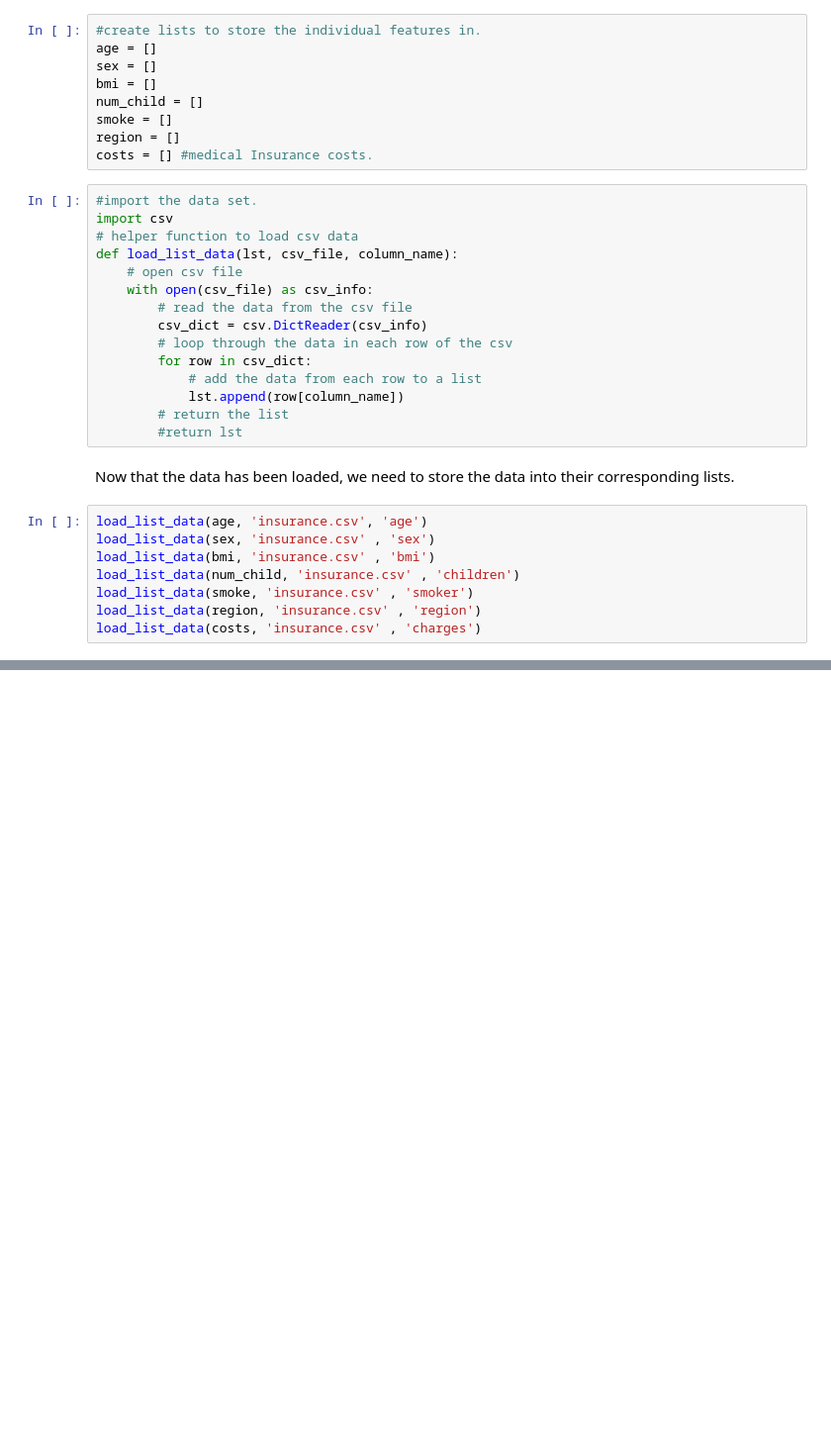
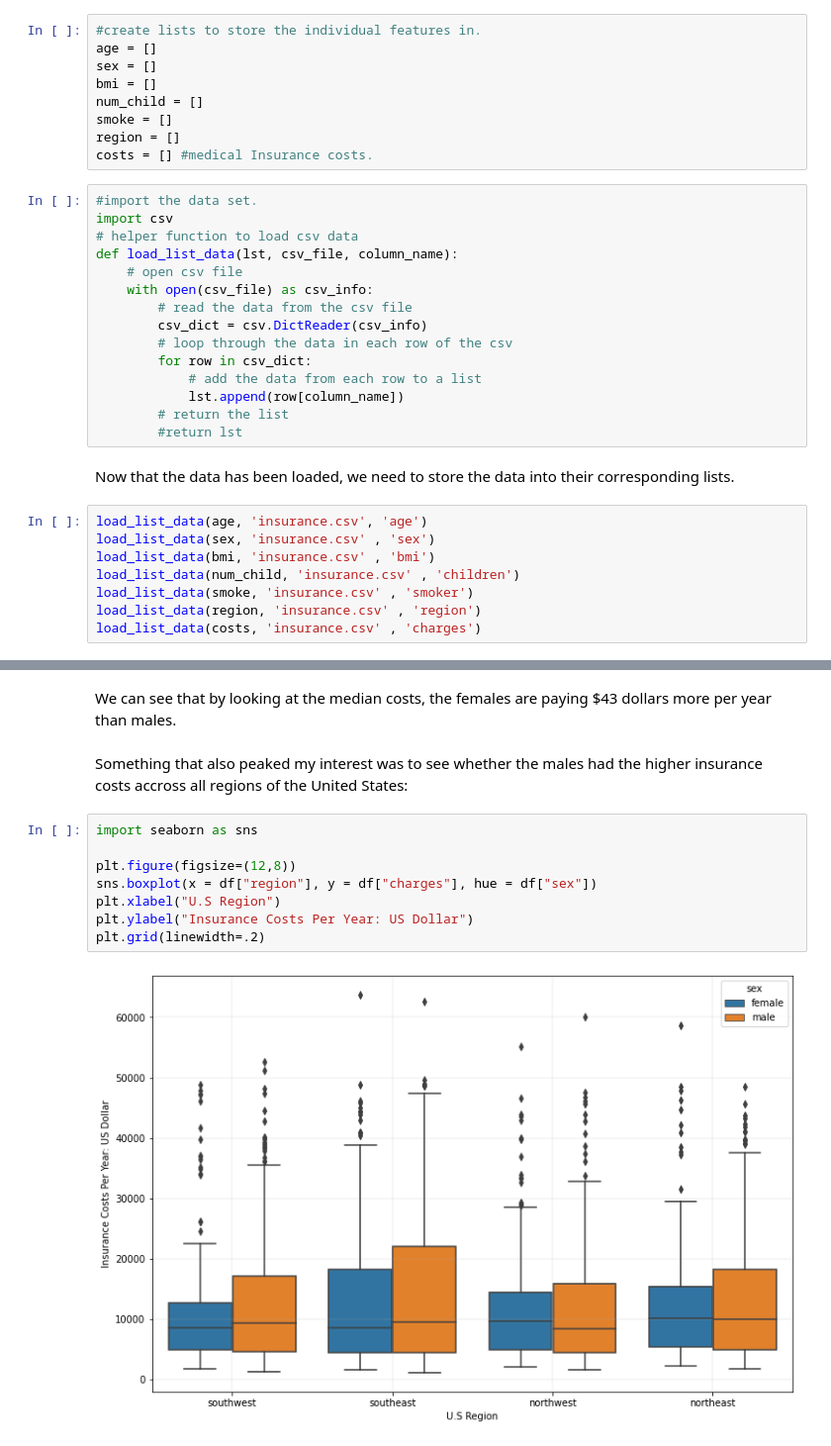
Before and after one commit to mdmatheny/Medical-Insurance-Project, a Jupyter notebook: us-medical-insurance-costs.ipynb, the cells around one changed output, grey strips where cells are left out. Shown at 99% size. Drawn from its saved outputs; the diff is of its cells as text; blank space fills up the shorter version.

```diff
--- a/us-medical-insurance-costs.ipynb
+++ b/us-medical-insurance-costs.ipynb
@@ -93,0 +214,14 @@ print(males, females)
+# %% [markdown]
+We can see that by looking at the median costs, the females are paying $43 dollars more per year than males.
+# %% [markdown]
+Something that also peaked my interest was to see whether the males had the higher insurance costs accross all regions of the United States:
+# %%
+import seaborn as sns
+
+plt.figure(figsize=(12,8))
+sns.boxplot(x = df["region"], y = df["charges"], hue = df["sex"])
+plt.xlabel("U.S Region")
+plt.ylabel("Insurance Costs Per Year: US Dollar")
+plt.grid(linewidth=.2)
+# %% [output]
+[figure, added]
```
Also changed, not shown: parts of 16 cells of this notebook.
